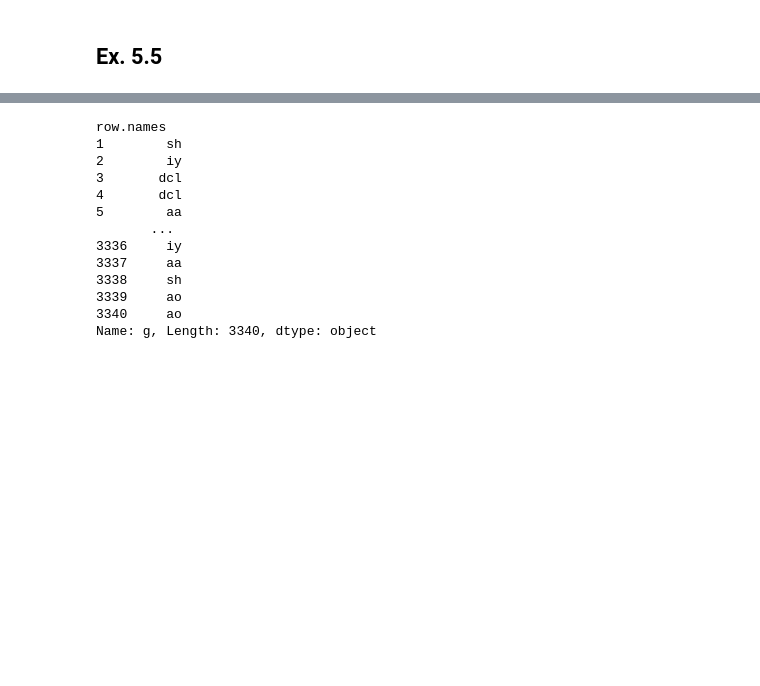
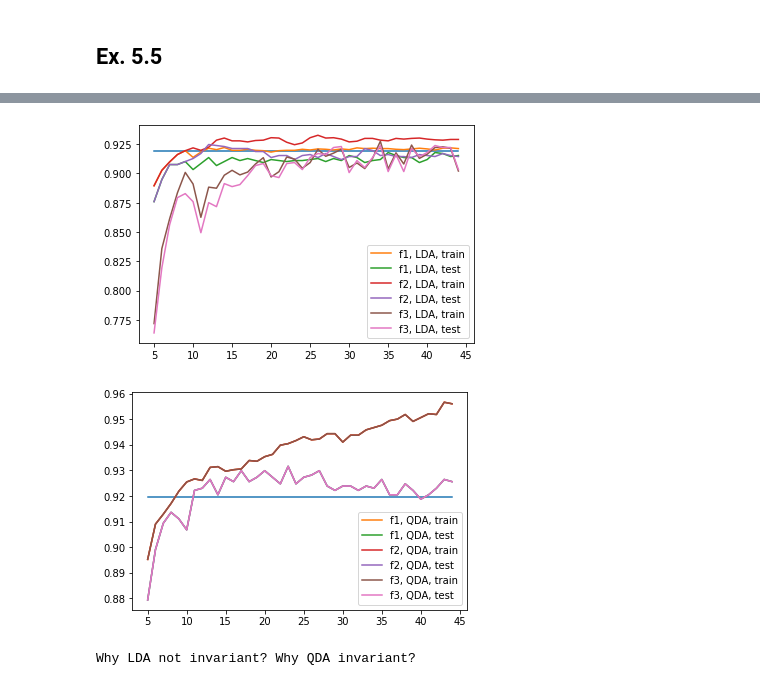
Before and after one commit to IanFla/Statistical-Learning, a Jupyter notebook: Ch5.ipynb, the cells around one changed output, grey strips where cells are left out. Drawn from its saved outputs; the diff is of its cells as text; code cells hidden in the pictures; blank space fills up the shorter version.

```diff
--- a/Ch5.ipynb
+++ b/Ch5.ipynb
@@ -48,16 +63,60 @@ y_test = X_test.pop('g')
-# %%
-y_test
-# %% [output]
-row.names
-1        sh
-2        iy
-3       dcl
-4       dcl
-5        aa
-       ...
-3336     iy
-3337     aa
-3338     sh
-3339     ao
-3340     ao
-Name: g, Length: 3340, dtype: object
+# %%
+freq = np.linspace(1, 256, 256).reshape([-1, 1])
+def make_filter(N):
+    freq_Linear = np.hstack([np.ones_like(freq), freq])
+    knots = np.linspace(255/(2*N), 255 - 255/(2*N), N)
+    freq_tmp = np.hstack([(pc(freq, knot) - pc(freq, knots[-1])) / (knots[-1] - knot) for knot in knots[:-1]])
+    freq_tmp = freq_tmp[:, :-1] - freq_tmp[:, -1].reshape([-1, 1])
+    freq_Natural_Cubic_Spline  = np.hstack([freq_Linear, freq_tmp])
+    return freq_Natural_Cubic_Spline
+
+N = np.arange(5, 45)
+results = np.zeros([N.shape[0], 12])
+for i, n in enumerate(N):
+    H = make_filter(n)
+    X_train_filtered1 = X_train.dot(H)
+    X_test_filtered1 = X_test.dot(H)
+    X_train_filtered2 = X_train_filtered1.dot(np.linalg.inv(H.T.dot(H)))
+    X_test_filtered2 = X_test_filtered1.dot(np.linalg.inv(H.T.dot(H)))
+    rM = norm.rvs(size = n**2).reshape([n, n])
+    X_train_filtered3 = X_train_filtered1.dot(rM)
+    X_test_filtered3 = X_test_filtered1.dot(rM)
+
+    fit1 = LDA().fit(X_train_filtered1, y_train)
+    fit2 = QDA().fit(X_train_filtered1, y_train)
+    results[i, 0:2] = fit1.score(X_train_filtered1, y_train), fit1.score(X_test_filtered1, y_test)
+    results[i, 2:4] = fit2.score(X_train_filtered1, y_train), fit2.score(X_test_filtered1, y_test)
+    fit1 = LDA().fit(X_train_filtered2, y_train)
+    fit2 = QDA().fit(X_train_filtered2, y_train)
+    results[i, 4:6] = fit1.score(X_train_filtered2, y_train), fit1.score(X_test_filtered2, y_test)
+    results[i, 6:8] = fit2.score(X_train_filtered2, y_train), fit2.score(X_test_filtered2, y_test)
+    fit1 = LDA().fit(X_train_filtered3, y_train)
+    fit2 = QDA().fit(X_train_filtered3, y_train)
+    results[i, 8:10] = fit1.score(X_train_filtered3, y_train), fit1.score(X_test_filtered3, y_test)
+    results[i, 10:12] = fit2.score(X_train_filtered3, y_train), fit2.score(X_test_filtered3, y_test)
+
+plt.plot([N[0], N[-1]], [0.9195893926432849, 0.9195893926432849])
+plt.plot(N, results[:, 0], label='f1, LDA, train')
+plt.plot(N, results[:, 1], label='f1, LDA, test')
+plt.plot(N, results[:, 4], label='f2, LDA, train')
+plt.plot(N, results[:, 5], label='f2, LDA, test')
+plt.plot(N, results[:, 8], label='f3, LDA, train')
+plt.plot(N, results[:, 9], label='f3, LDA, test')
+plt.legend()
+plt.show()
+
+plt.plot([N[0], N[-1]], [0.9195893926432849, 0.9195893926432849])
+plt.plot(N, results[:, 2], label='f1, QDA, train')
+plt.plot(N, results[:, 3], label='f1, QDA, test')
+plt.plot(N, results[:, 6], label='f2, QDA, train')
+plt.plot(N, results[:, 7], label='f2, QDA, test')
+plt.plot(N, results[:, 10], label='f3, QDA, train')
+plt.plot(N, results[:, 11], label='f3, QDA, test')
+plt.legend()
+plt.show()
+
+print('Why LDA not invariant? Why QDA invariant? ')
+# %% [output]
+[figure, added]
+[figure, added]
+Why LDA not invariant? Why QDA invariant?
```
Also changed, not shown: parts of 3 cells of this notebook.
